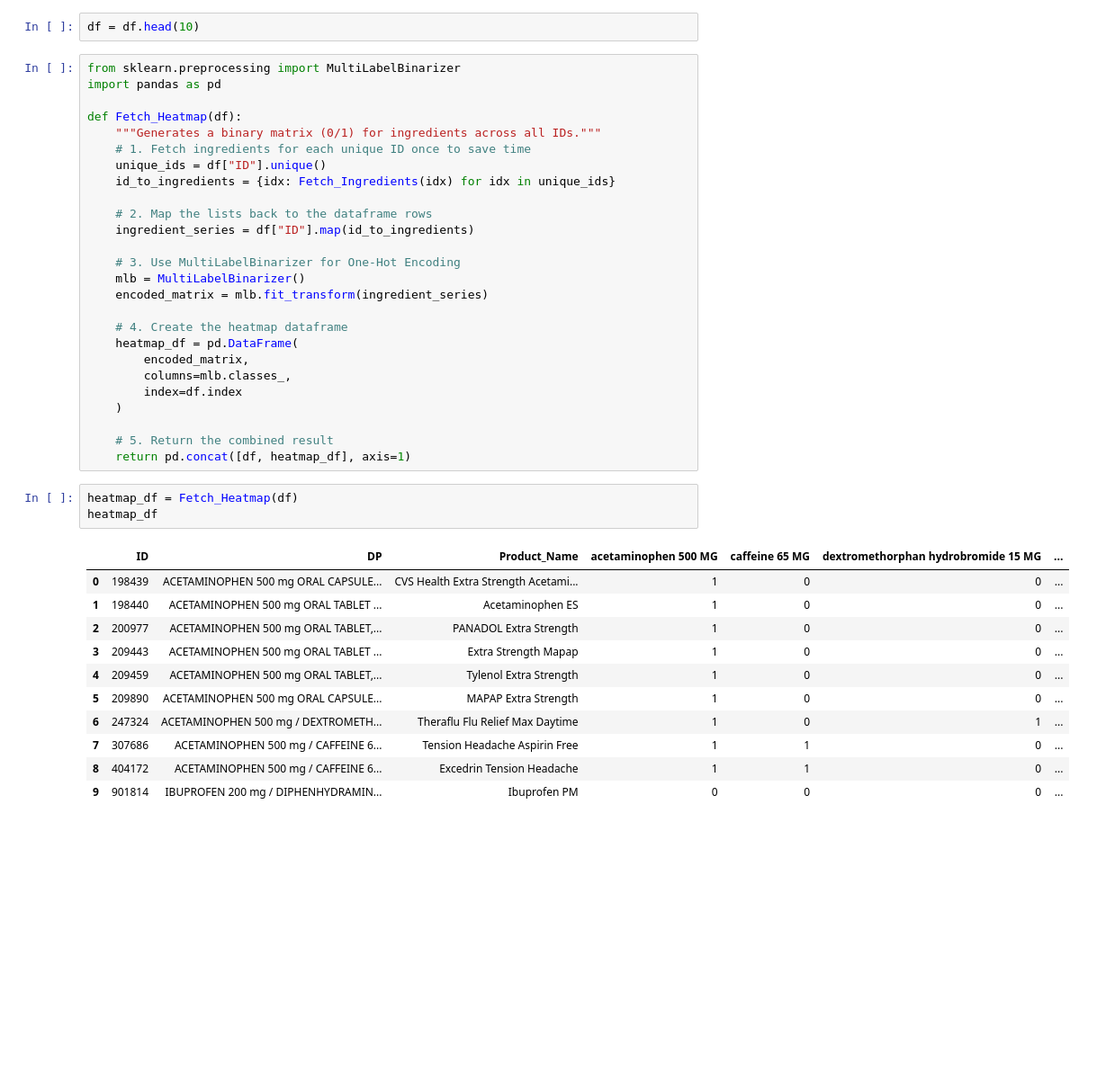
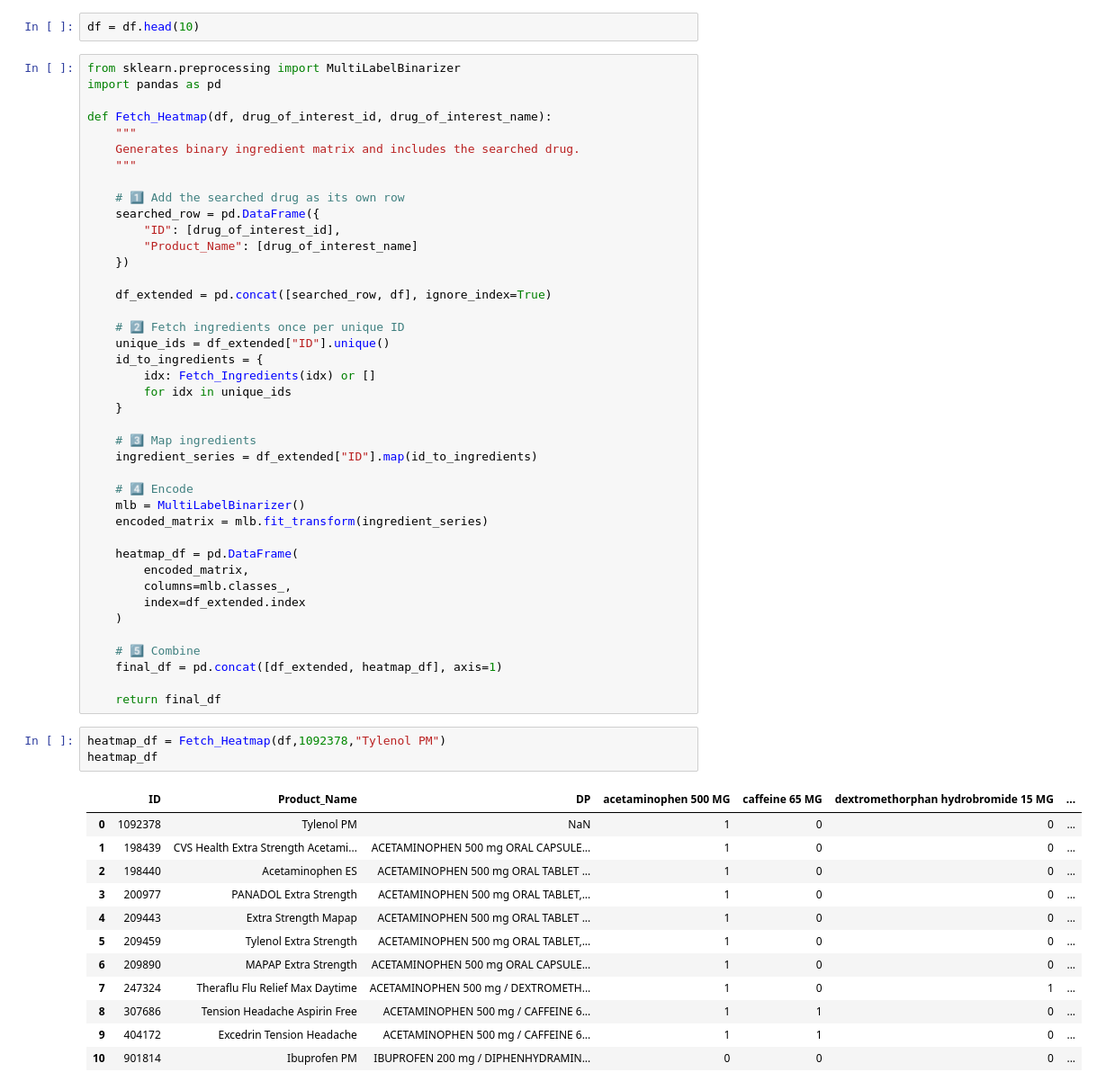
Before and after one commit to phanguy30/med_compare, a Jupyter notebook: data.ipynb, the cells around one changed output. Shown at 90% size. Cells and saved outputs as stored; diff of their text form; blank space fills up the shorter version.

Commit message:
adding highlight to the drug of interest

```diff
--- a/data.ipynb
+++ b/data.ipynb
@@ -332,41 +313,57 @@ df = df.head(10)
 from sklearn.preprocessing import MultiLabelBinarizer
 import pandas as pd
 
-def Fetch_Heatmap(df):
-    """Generates a binary matrix (0/1) for ingredients across all IDs."""
-    # 1. Fetch ingredients for each unique ID once to save time
-    unique_ids = df["ID"].unique()
-    id_to_ingredients = {idx: Fetch_Ingredients(idx) for idx in unique_ids}
+def Fetch_Heatmap(df, drug_of_interest_id, drug_of_interest_name):
+    """
+    Generates binary ingredient matrix and includes the searched drug.
+    """
 
-    # 2. Map the lists back to the dataframe rows
-    ingredient_series = df["ID"].map(id_to_ingredients)
+    # 1️⃣ Add the searched drug as its own row
+    searched_row = pd.DataFrame({
+        "ID": [drug_of_interest_id],
+        "Product_Name": [drug_of_interest_name]
+    })
 
-    # 3. Use MultiLabelBinarizer for One-Hot Encoding
+    df_extended = pd.concat([searched_row, df], ignore_index=True)
+
+    # 2️⃣ Fetch ingredients once per unique ID
+    unique_ids = df_extended["ID"].unique()
+    id_to_ingredients = {
+        idx: Fetch_Ingredients(idx) or []
+        for idx in unique_ids
+    }
+
+    # 3️⃣ Map ingredients
+    ingredient_series = df_extended["ID"].map(id_to_ingredients)
+
+    # 4️⃣ Encode
     mlb = MultiLabelBinarizer()
     encoded_matrix = mlb.fit_transform(ingredient_series)
 
-    # 4. Create the heatmap dataframe
     heatmap_df = pd.DataFrame(
         encoded_matrix,
         columns=mlb.classes_,
-        index=df.index
+        index=df_extended.index
     )
 
-    # 5. Return the combined result
-    return pd.concat([df, heatmap_df], axis=1)
+    # 5️⃣ Combine
+    final_df = pd.concat([df_extended, heatmap_df], axis=1)
+
+    return final_df
 # %%
-heatmap_df = Fetch_Heatmap(df)
+heatmap_df = Fetch_Heatmap(df,1092378,"Tylenol PM")
 heatmap_df
 # %% [output]
-|  | ID | DP | Product_Name | acetaminophen 500 MG | caffeine 65 MG | dextromethorphan hydrobromide 15 MG | ... |
-| 0 | 198439 | ACETAMINOPHEN 500 mg ORAL CAPSULE... | CVS Health Extra Strength Acetami... | 1 | 0 | 0 | ... |
-| 1 | 198440 | ACETAMINOPHEN 500 mg ORAL TABLET ... | Acetaminophen ES | 1 | 0 | 0 | ... |
-| 2 | 200977 | ACETAMINOPHEN 500 mg ORAL TABLET,... | PANADOL Extra Strength | 1 | 0 | 0 | ... |
-| 3 | 209443 | ACETAMINOPHEN 500 mg ORAL TABLET ... | Extra Strength Mapap | 1 | 0 | 0 | ... |
-| 4 | 209459 | ACETAMINOPHEN 500 mg ORAL TABLET,... | Tylenol Extra Strength | 1 | 0 | 0 | ... |
-| 5 | 209890 | ACETAMINOPHEN 500 mg ORAL CAPSULE... | MAPAP Extra Strength | 1 | 0 | 0 | ... |
-| 6 | 247324 | ACETAMINOPHEN 500 mg / DEXTROMETH... | Theraflu Flu Relief Max Daytime | 1 | 0 | 1 | ... |
-| 7 | 307686 | ACETAMINOPHEN 500 mg / CAFFEINE 6... | Tension Headache Aspirin Free | 1 | 1 | 0 | ... |
-| 8 | 404172 | ACETAMINOPHEN 500 mg / CAFFEINE 6... | Excedrin Tension Headache | 1 | 1 | 0 | ... |
-| 9 | 901814 | IBUPROFEN 200 mg / DIPHENHYDRAMIN... | Ibuprofen PM | 0 | 0 | 0 | ... |
+|  | ID | Product_Name | DP | acetaminophen 500 MG | caffeine 65 MG | dextromethorphan hydrobromide 15 MG | ... |
+| 0 | 1092378 | Tylenol PM | NaN | 1 | 0 | 0 | ... |
+| 1 | 198439 | CVS Health Extra Strength Acetami... | ACETAMINOPHEN 500 mg ORAL CAPSULE... | 1 | 0 | 0 | ... |
+| 2 | 198440 | Acetaminophen ES | ACETAMINOPHEN 500 mg ORAL TABLET ... | 1 | 0 | 0 | ... |
+| 3 | 200977 | PANADOL Extra Strength | ACETAMINOPHEN 500 mg ORAL TABLET,... | 1 | 0 | 0 | ... |
+| 4 | 209443 | Extra Strength Mapap | ACETAMINOPHEN 500 mg ORAL TABLET ... | 1 | 0 | 0 | ... |
+| 5 | 209459 | Tylenol Extra Strength | ACETAMINOPHEN 500 mg ORAL TABLET,... | 1 | 0 | 0 | ... |
+| 6 | 209890 | MAPAP Extra Strength | ACETAMINOPHEN 500 mg ORAL CAPSULE... | 1 | 0 | 0 | ... |
+| 7 | 247324 | Theraflu Flu Relief Max Daytime | ACETAMINOPHEN 500 mg / DEXTROMETH... | 1 | 0 | 1 | ... |
+| 8 | 307686 | Tension Headache Aspirin Free | ACETAMINOPHEN 500 mg / CAFFEINE 6... | 1 | 1 | 0 | ... |
+| 9 | 404172 | Excedrin Tension Headache | ACETAMINOPHEN 500 mg / CAFFEINE 6... | 1 | 1 | 0 | ... |
+| 10 | 901814 | Ibuprofen PM | IBUPROFEN 200 mg / DIPHENHYDRAMIN... | 0 | 0 | 0 | ... |
 # %%
```
Also changed, not shown: parts of 3 cells of this notebook.
